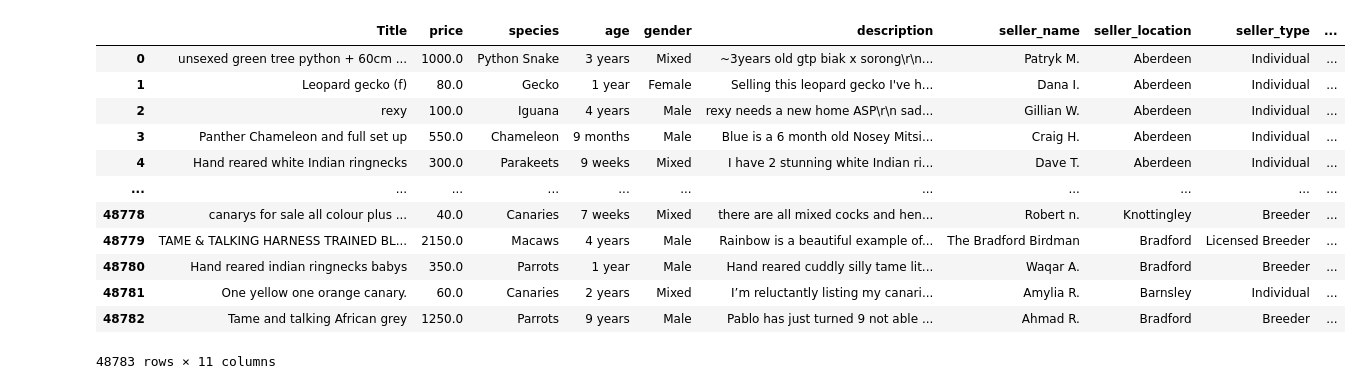
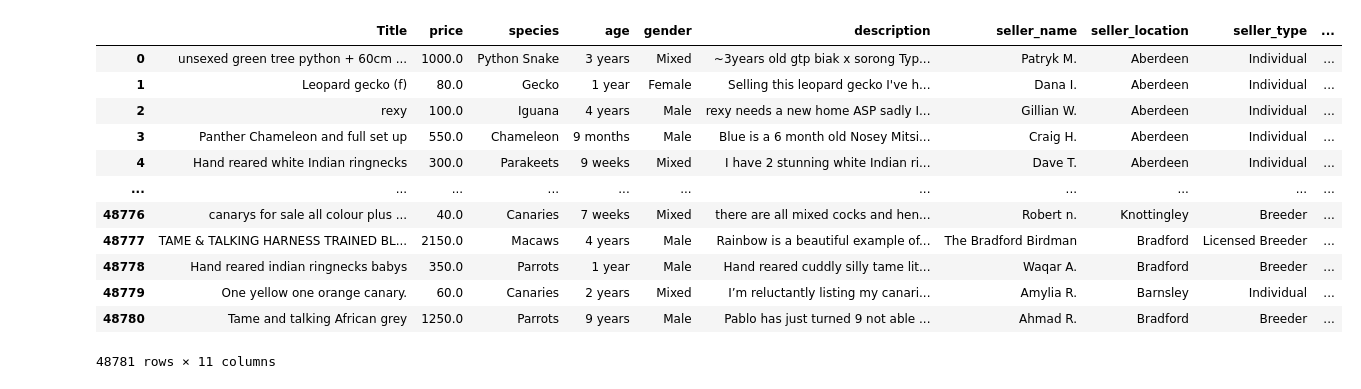
Before and after one commit to Chiuchiyin/Coding-fun, a Jupyter notebook: Pet Sale Price/Merge and clean the data.ipynb, the cells around one changed output. Drawn from its saved outputs; the diff is of its cells as text; code cells hidden in the pictures.

```diff
--- a/Pet Sale Price/Merge and clean the data.ipynb
+++ b/Pet Sale Price/Merge and clean the data.ipynb
@@ -1,29 +1,30 @@
 # %%
 import pandas as pd
 import glob
 combined_csv = pd.DataFrame()
 for f in glob.glob(".\data_by_cities/body_*.csv"):
 
     df = pd.read_csv(f, sep='\t', encoding='utf-8', index_col=0) # make sure to apply correct settings (sep, parse_dates, headers, missing_values)
     #df["origin"] = f.replace(".\data_by_cities\\","").replace(".csv","") #add a column with a csv name
     combined_csv = combined_csv.append(df) #append new df to the "master" dataframe
 
 combined_csv["price"] = combined_csv["price"].str.replace("£","").str.replace(',', '').astype(float)
 combined_csv["seller_location"] = combined_csv["seller_location"].str.replace(r'\([^()]*\)', '', regex=True)
+combined_csv["description"] = combined_csv["description"].str.replace('\n', ' ').str.replace('\r', ' ')
 combined_csv = combined_csv[~combined_csv.duplicated()].reset_index(drop=True)
 combined_csv.to_csv("merged.csv", sep='\t', encoding='utf-8')
 combined_csv
 # %% [output]
 |  | Title | price | species | age | gender | description | seller_name | seller_location | seller_type | ... |
-| 0 | unsexed green tree python + 60cm ... | 1000.0 | Python Snake | 3 years | Mixed | ~3years old gtp biak x sorong\r\n... | Patryk M. | Aberdeen | Individual | ... |
+| 0 | unsexed green tree python + 60cm ... | 1000.0 | Python Snake | 3 years | Mixed | ~3years old gtp biak x sorong Typ... | Patryk M. | Aberdeen | Individual | ... |
 | 1 | Leopard gecko (f) | 80.0 | Gecko | 1 year | Female | Selling this leopard gecko I've h... | Dana I. | Aberdeen | Individual | ... |
-| 2 | rexy | 100.0 | Iguana | 4 years | Male | rexy needs a new home ASP\r\n sad... | Gillian W. | Aberdeen | Individual | ... |
+| 2 | rexy | 100.0 | Iguana | 4 years | Male | rexy needs a new home ASP sadly I... | Gillian W. | Aberdeen | Individual | ... |
 | 3 | Panther Chameleon and full set up | 550.0 | Chameleon | 9 months | Male | Blue is a 6 month old Nosey Mitsi... | Craig H. | Aberdeen | Individual | ... |
 | 4 | Hand reared white Indian ringnecks | 300.0 | Parakeets | 9 weeks | Mixed | I have 2 stunning white Indian ri... | Dave T. | Aberdeen | Individual | ... |
 | ... | ... | ... | ... | ... | ... | ... | ... | ... | ... | ... |
-| 48778 | canarys for sale all colour plus ... | 40.0 | Canaries | 7 weeks | Mixed | there are all mixed cocks and hen... | Robert n. | Knottingley | Breeder | ... |
-| 48779 | TAME & TALKING HARNESS TRAINED BL... | 2150.0 | Macaws | 4 years | Male | Rainbow is a beautiful example of... | The Bradford Birdman | Bradford | Licensed Breeder | ... |
-| 48780 | Hand reared indian ringnecks babys | 350.0 | Parrots | 1 year | Male | Hand reared cuddly silly tame lit... | Waqar A. | Bradford | Breeder | ... |
-| 48781 | One yellow one orange canary. | 60.0 | Canaries | 2 years | Mixed | I’m reluctantly listing my canari... | Amylia R. | Barnsley | Individual | ... |
-| 48782 | Tame and talking African grey | 1250.0 | Parrots | 9 years | Male | Pablo has just turned 9 not able ... | Ahmad R. | Bradford | Breeder | ... |
+| 48776 | canarys for sale all colour plus ... | 40.0 | Canaries | 7 weeks | Mixed | there are all mixed cocks and hen... | Robert n. | Knottingley | Breeder | ... |
+| 48777 | TAME & TALKING HARNESS TRAINED BL... | 2150.0 | Macaws | 4 years | Male | Rainbow is a beautiful example of... | The Bradford Birdman | Bradford | Licensed Breeder | ... |
+| 48778 | Hand reared indian ringnecks babys | 350.0 | Parrots | 1 year | Male | Hand reared cuddly silly tame lit... | Waqar A. | Bradford | Breeder | ... |
+| 48779 | One yellow one orange canary. | 60.0 | Canaries | 2 years | Mixed | I’m reluctantly listing my canari... | Amylia R. | Barnsley | Individual | ... |
+| 48780 | Tame and talking African grey | 1250.0 | Parrots | 9 years | Male | Pablo has just turned 9 not able ... | Ahmad R. | Bradford | Breeder | ... |
-48783 rows × 11 columns
+48781 rows × 11 columns
```
Also changed, not shown: 2 other files.
